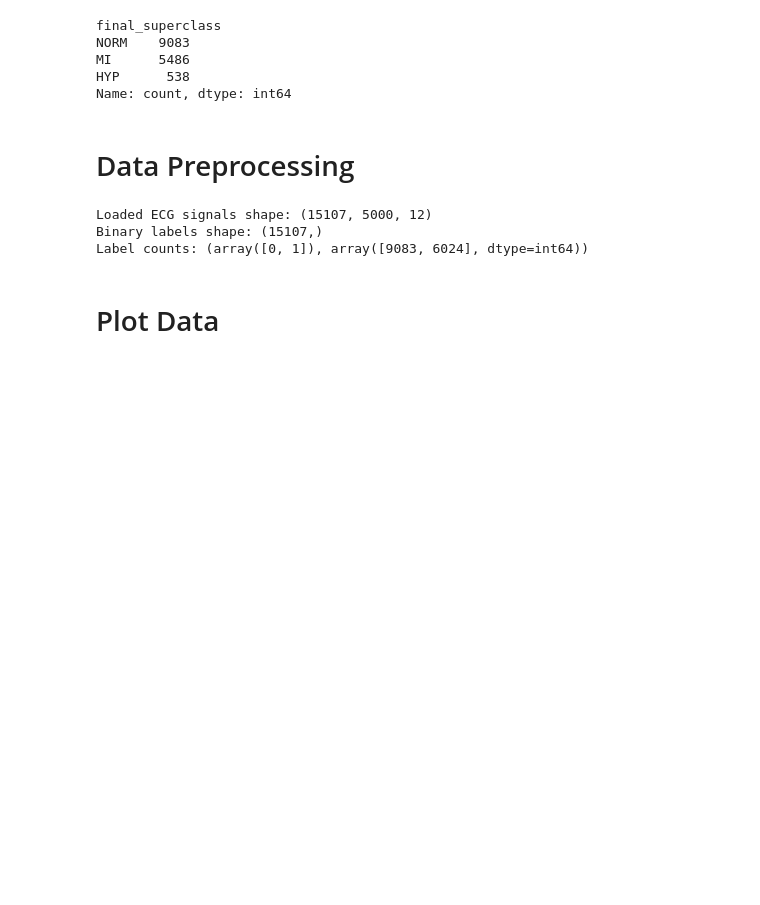
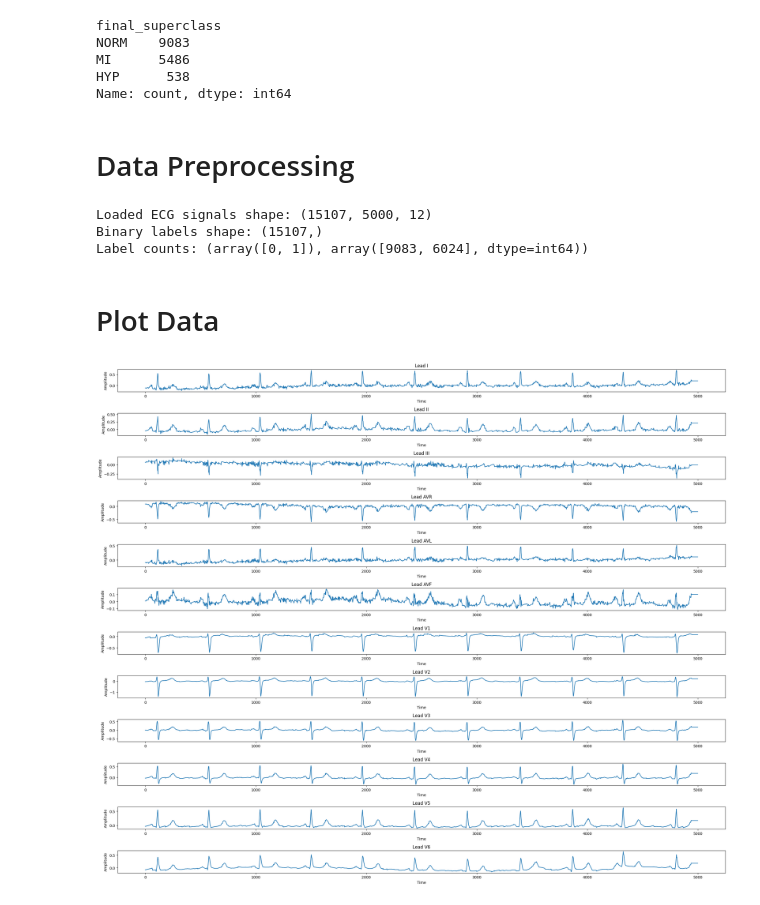
Before and after one commit to AshanMSilva/Early-Heart-Failure-Detection-via-AI-and-ECG, a Jupyter notebook: data_prepocessing.ipynb, the cells around one changed output. Cells and saved outputs as stored; diff of their text form; code cells hidden in the pictures; blank space fills up the shorter version.

```diff
--- a/data_prepocessing.ipynb
+++ b/data_prepocessing.ipynb
@@ -212,6 +235,24 @@ Label counts: (array([0, 1]), array([9083, 6024], dtype=int64))
 np.savez("ecg_dataset.npz", x=X, y=y)
 # %% [markdown]
 # Plot Data
+# %%
+import matplotlib.pyplot as plt
+
+for j in range(1):
+    plt.figure(figsize=(24, 20))
+    # Plot first 12 leads
+    for i in range(12):
+        plt.subplot(12, 1, i + 1)
+        # plt.plot(signals[j][:, i])
+        plt.plot(signals[j][:, i])
+        plt.title(f"Lead {leads_names[j][i]}")
+        plt.xlabel("Time")
+        plt.ylabel("Amplitude")
+
+    plt.tight_layout()
+    plt.show()
+# %% [output]
+[figure, added]
 # %%
 import matplotlib.pyplot as plt
 
```
Also changed, not shown: parts of 6 cells of this notebook.
